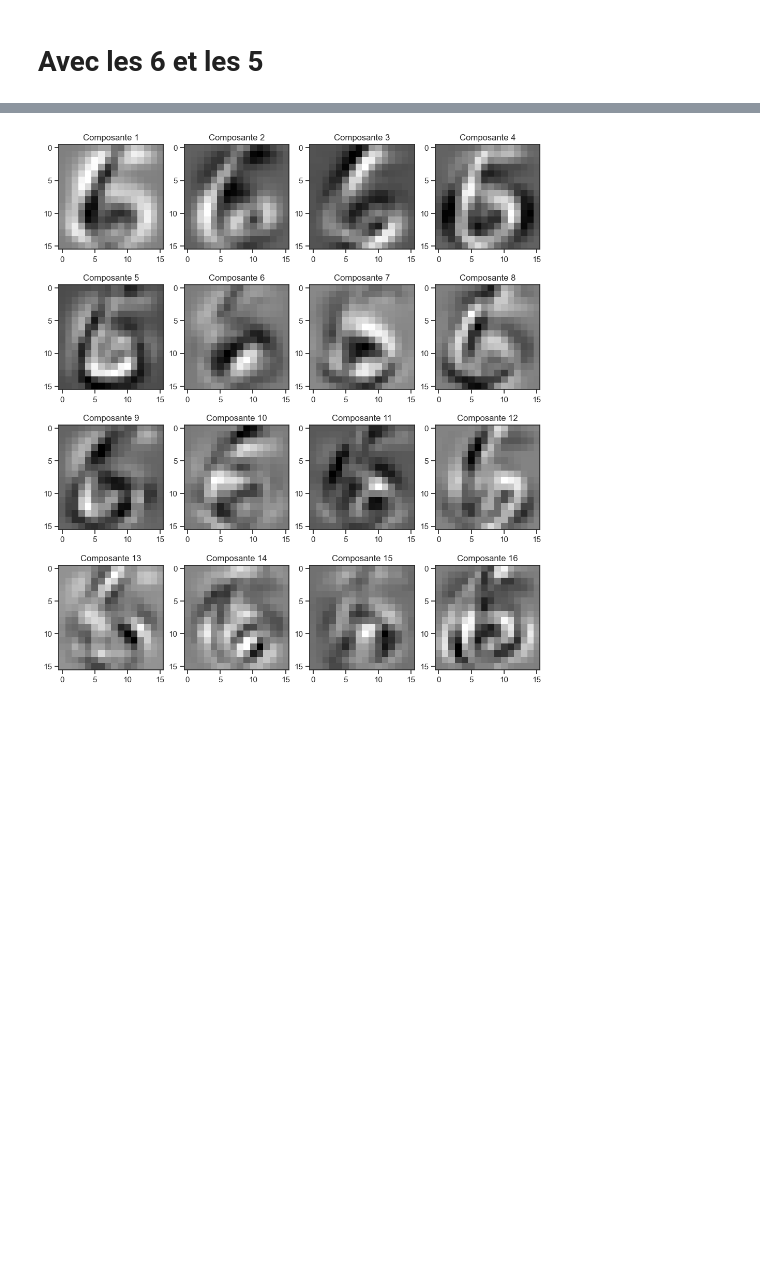
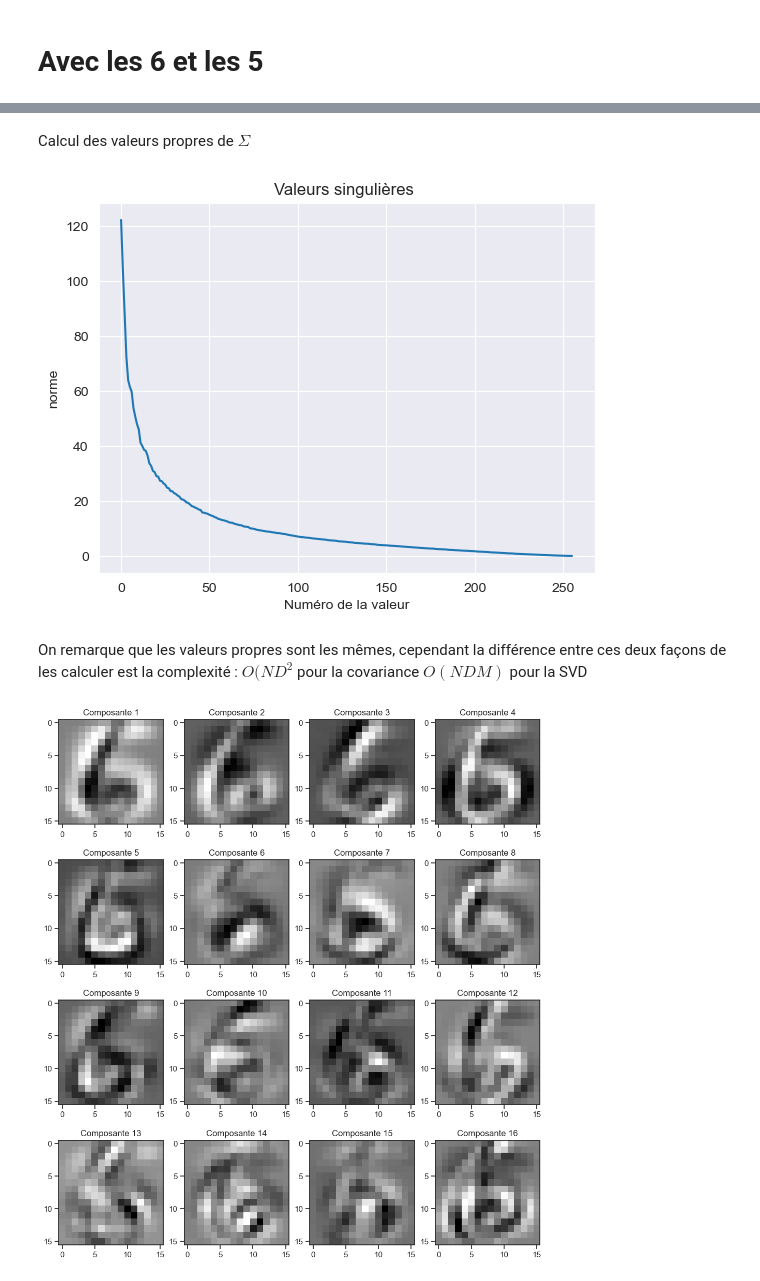
Before and after one commit to VictorCilleros/ML, a Jupyter notebook: TNE2_PCA_archive/TNE2_PCA.ipynb, the cells around one changed output, grey strips where cells are left out. Cells and saved outputs as stored; diff of their text form; code cells hidden in the pictures; blank space fills up the shorter version.

```diff
--- a/TNE2_PCA_archive/TNE2_PCA.ipynb
+++ b/TNE2_PCA_archive/TNE2_PCA.ipynb
@@ -241 +266,17 @@ plt.imshow(np.cov(x_train_standardized))
+# %% [markdown]
+Calcul des valeurs propres de $\Sigma$
+# %%
+U, S, VH = la.svd(x_train_standardized)
+plt.figure()
+plt.plot(S)
+plt.title("Valeurs singulières ")
+plt.xlabel("Numéro de la valeur")
+plt.ylabel("norme")
+plt.show()
+# %% [output]
+[figure, added]
+# %% [markdown]
+On remarque que les valeurs propres sont les mêmes, cependant la différence entre ces deux façons de les calculer est la complexité :
+$O(ND^{2}$ pour la covariance
+$O(NDM)$ pour la SVD
 # %%
```
Also changed, not shown: parts of 21 cells of this notebook.
